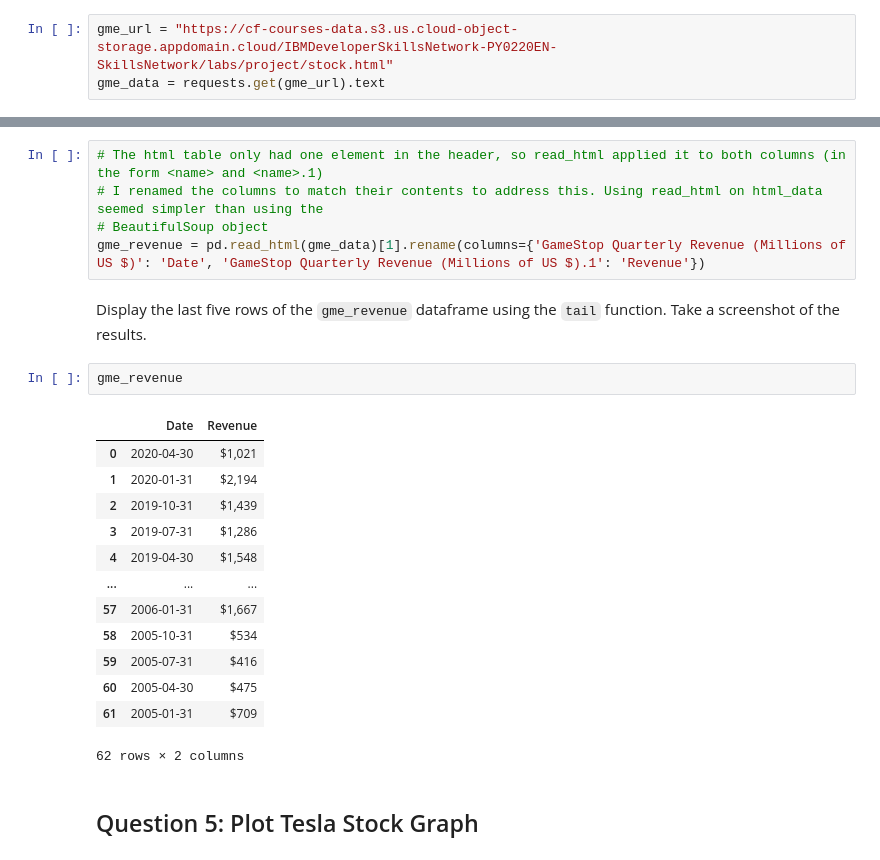
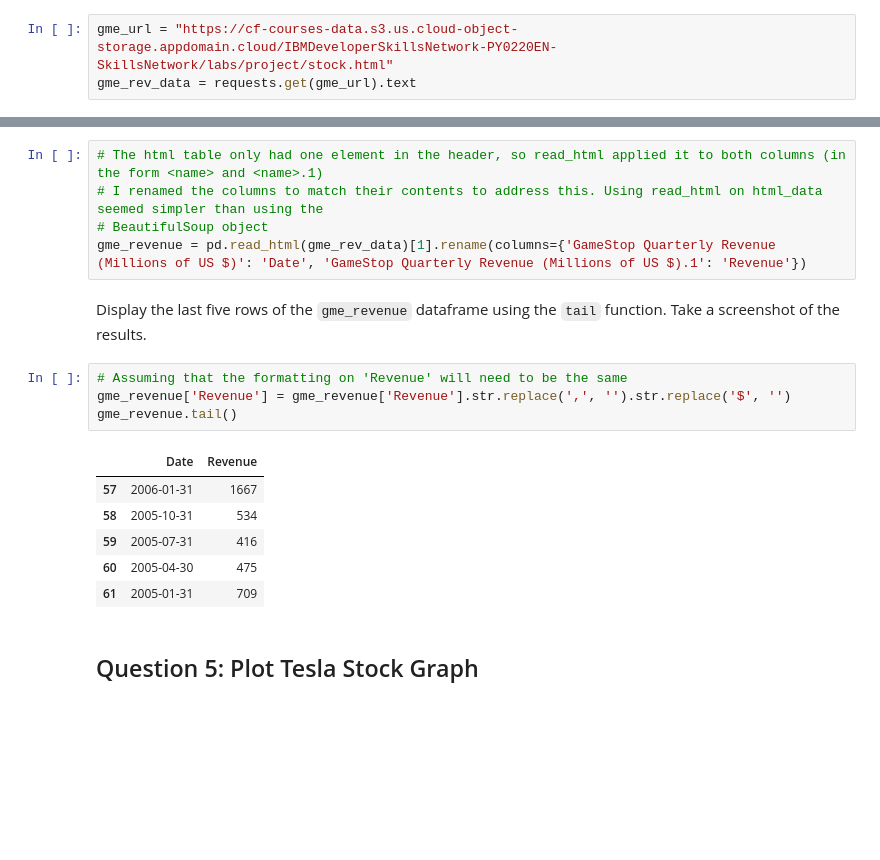
Before and after one commit to JacobLuciani/p4ds, a Jupyter notebook: p4ds_final.ipynb, the cells around one changed output, grey strips where cells are left out. Cells and saved outputs as stored; diff of their text form; blank space fills up the shorter version.

```diff
--- a/p4ds_final.ipynb
+++ b/p4ds_final.ipynb
@@ -190,7 +190,7 @@ gme_data.head()
 Use the `requests` library to download the webpage https://cf-courses-data.s3.us.cloud-object-storage.appdomain.cloud/IBMDeveloperSkillsNetwork-PY0220EN-SkillsNetwork/labs/project/stock.html. Save the text of the response as a variable named `html_data_2`.
 # %%
 gme_url = "https://cf-courses-data.s3.us.cloud-object-storage.appdomain.cloud/IBMDeveloperSkillsNetwork-PY0220EN-SkillsNetwork/labs/project/stock.html"
-gme_data = requests.get(gme_url).text
+gme_rev_data = requests.get(gme_url).text
 # %% [markdown]
 Parse the html data using `beautiful_soup` using parser i.e `html5lib` or `html.parser`.
 # %%
@@ -218,25 +218,20 @@ If you want to use the read_html function the table is located at index 1
 # The html table only had one element in the header, so read_html applied it to both columns (in the form <name> and <name>.1)
 # I renamed the columns to match their contents to address this. Using read_html on html_data seemed simpler than using the
 # BeautifulSoup object
-gme_revenue = pd.read_html(gme_data)[1].rename(columns={'GameStop Quarterly Revenue (Millions of US $)': 'Date', 'GameStop Quarterly Revenue (Millions of US $).1': 'Revenue'})
+gme_revenue = pd.read_html(gme_rev_data)[1].rename(columns={'GameStop Quarterly Revenue (Millions of US $)': 'Date', 'GameStop Quarterly Revenue (Millions of US $).1': 'Revenue'})
 # %% [markdown]
 Display the last five rows of the `gme_revenue` dataframe using the `tail` function. Take a screenshot of the results.
 # %%
-gme_revenue
+# Assuming that the formatting on 'Revenue' will need to be the same
+gme_revenue['Revenue'] = gme_revenue['Revenue'].str.replace(',', '').str.replace('$', '')
+gme_revenue.tail()
 # %% [output]
 |  | Date | Revenue |
-| 0 | 2020-04-30 | $1,021 |
-| 1 | 2020-01-31 | $2,194 |
-| 2 | 2019-10-31 | $1,439 |
-| 3 | 2019-07-31 | $1,286 |
-| 4 | 2019-04-30 | $1,548 |
-| ... | ... | ... |
-| 57 | 2006-01-31 | $1,667 |
-| 58 | 2005-10-31 | $534 |
-| 59 | 2005-07-31 | $416 |
-| 60 | 2005-04-30 | $475 |
-| 61 | 2005-01-31 | $709 |
+| 57 | 2006-01-31 | 1667 |
+| 58 | 2005-10-31 | 534 |
+| 59 | 2005-07-31 | 416 |
+| 60 | 2005-04-30 | 475 |
+| 61 | 2005-01-31 | 709 |
-62 rows × 2 columns
 # %% [markdown]
 ## Question 5: Plot Tesla Stock Graph
 # %% [markdown]
```
Also changed, not shown: parts of 4 cells of this notebook.
